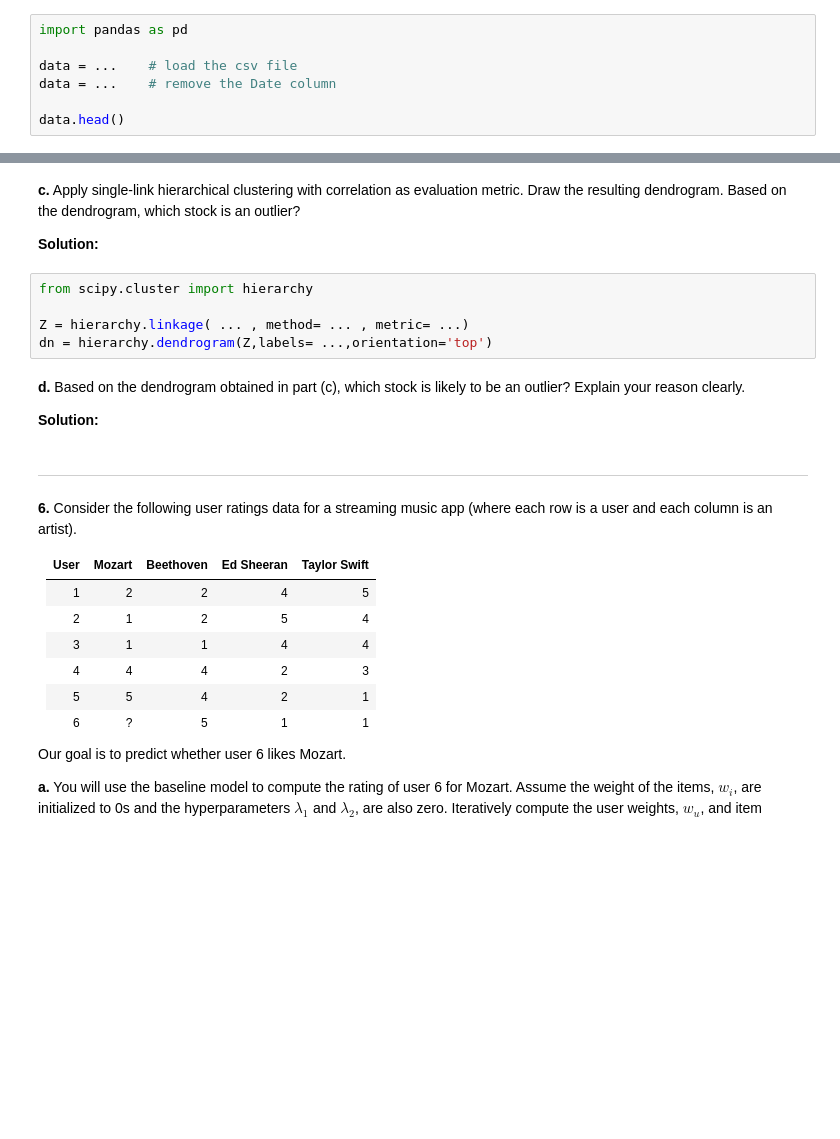
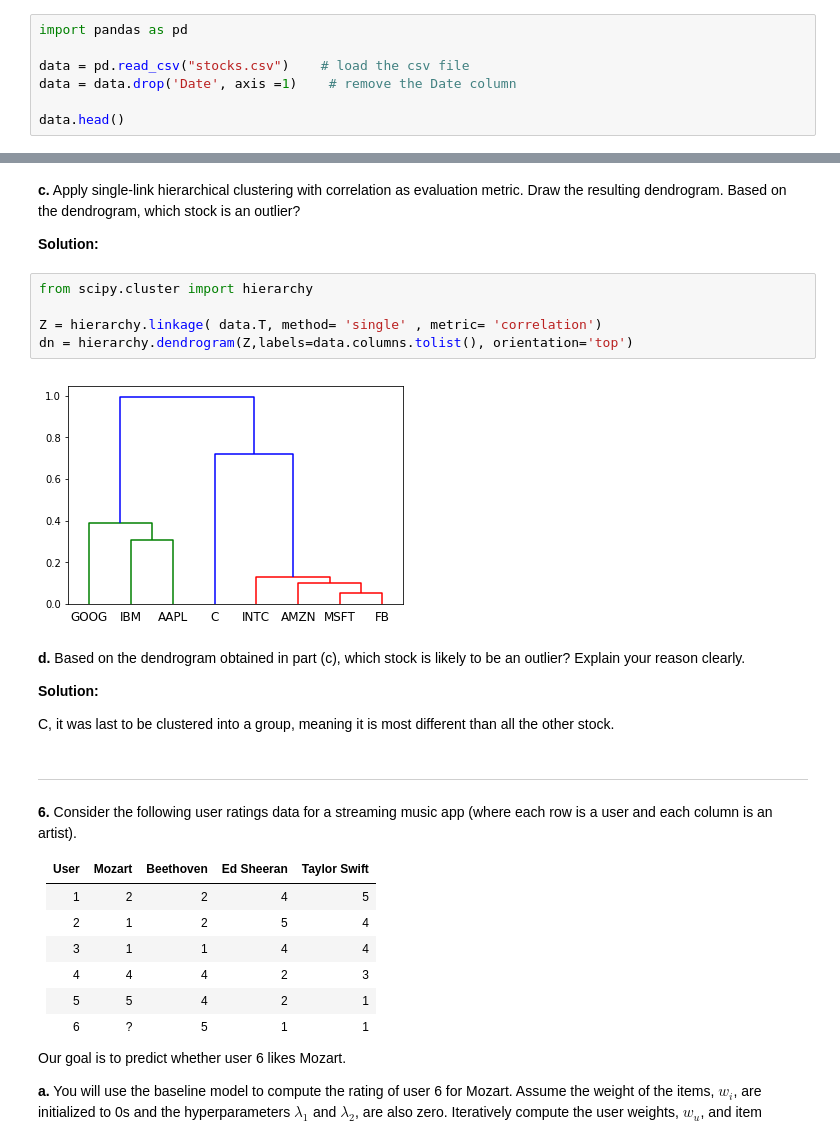
Before and after one commit to nicwigs/482, a Jupyter notebook: hw/03/hw3.ipynb, the cells around one changed output, grey strips where cells are left out. Saved outputs shown, nothing was run; the diff lists cells and outputs as text; blank space fills up the shorter version.

```diff
--- a/hw/03/hw3.ipynb
+++ b/hw/03/hw3.ipynb
@@ -186,8 +372,8 @@ Solution for MAX:
 # %%
 import pandas as pd
 
-data = ...    # load the csv file
-data = ...    # remove the Date column
+data = pd.read_csv("stocks.csv")    # load the csv file
+data = data.drop('Date', axis =1)    # remove the Date column
 
 data.head()
 # %% [output]
@@ -221,12 +407,16 @@ corr          # display the correlation values
 # %%
 from scipy.cluster import hierarchy
 
-Z = hierarchy.linkage( ... , method= ... , metric= ...)
-dn = hierarchy.dendrogram(Z,labels= ...,orientation='top')
+Z = hierarchy.linkage( data.T, method= 'single' , metric= 'correlation')
+dn = hierarchy.dendrogram(Z,labels=data.columns.tolist(), orientation='top')
+# %% [output]
+[figure, added]
 # %% [markdown]
 **d.** Based on the dendrogram obtained in part (c), which stock is likely to be an outlier? Explain your reason clearly.
 
 **Solution:**
+
+C, it was last to be clustered into a group, meaning it is most different than all the other stock.
 # %% [markdown]
 ---
 
```
Also changed, not shown: parts of 26 cells of this notebook.
